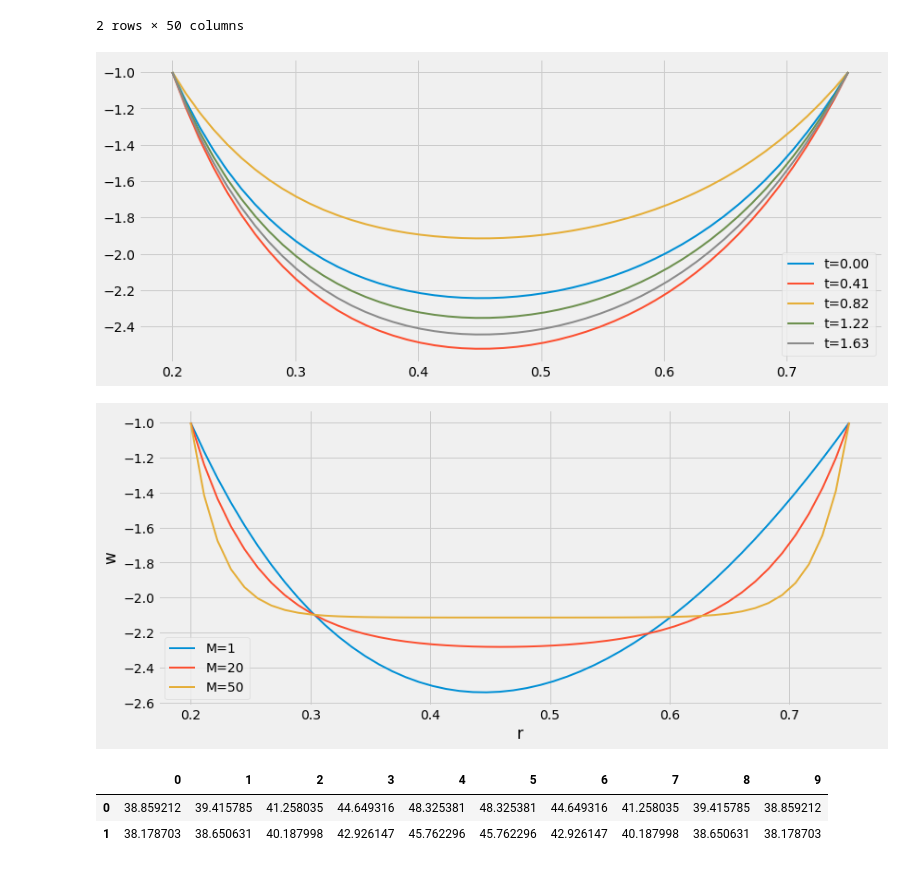
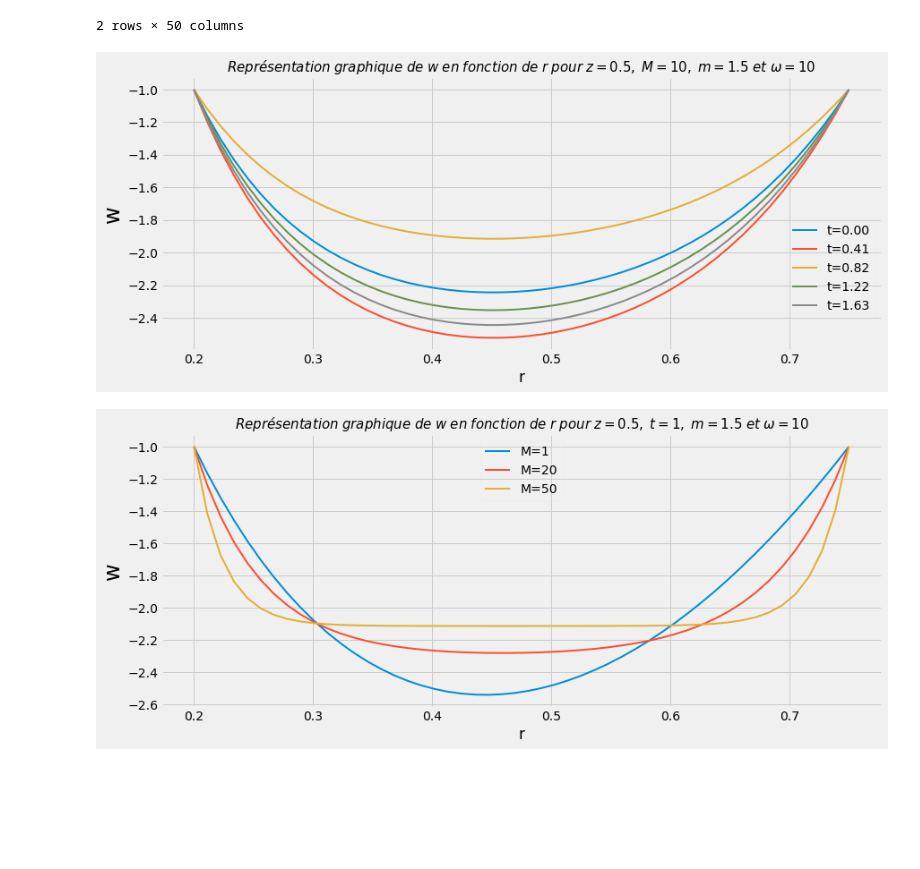
Before and after one commit to ElMehdi19/master-thesis, a Jupyter notebook: notebooks/solutions/NewtonianNoBeta.ipynb, the cells around one changed output. Cells and saved outputs as stored; diff of their text form; code cells hidden in the pictures; blank space fills up the shorter version.

Commit message:
axial velocity profile with different values of Hartmann number

```diff
--- a/notebooks/solutions/NewtonianNoBeta.ipynb
+++ b/notebooks/solutions/NewtonianNoBeta.ipynb
@@ -90,0 +108,16 @@ def dpdz(z=0.5, t=1, phi=phi, M=M, m=m, omega=omega, q_v=None):
+# %%
+with plt.style.context('fivethirtyeight'):
+    for i in np.arange(0, nz, 2):
+        z = zs[i]
+        plt.plot(ts2, dps[i, :], label=f'z={z:.2f}', linewidth=1)
+    plt.legend(framealpha=0.1, bbox_to_anchor=(1, 0.5))
+    fig = plt.gcf()
+    fig.set_size_inches(12.5, 5.5)
+    frac = r'\frac{\partial P}{\partial z}'
+    plt.xlabel('t')
+    plt.ylabel(f'${frac}$', fontsize=24)
+    sp = r'\hspace{0.25}'
+    t = fr'$Représentation{sp}graphique{sp}de{sp}{frac}{sp}en{sp}fonction{sp}de{sp}temps{sp}t{sp}pour{sp}M=10,{sp}m=1.5{sp}et{sp}\omega=10$'
+    plt.title(t, fontsize=15)
+    plt.tight_layout()
+    plt.savefig('figs/pressure-gradient-newtonian-beta-nil.png', transparent=True)
@@ -126,11 +179,18 @@ df_1.head(2)
 # %%
 with plt.style.context('fivethirtyeight'):
     for i in range(5):
         t = ts[i * 2]
         plt.plot(rs, ws[:, i * 2], label=f't={t:.2f}', linewidth=2)
-    plt.legend(loc='lower right')
     fig = plt.gcf()
     fig.set_size_inches(12.5, 5.5)
+    plt.legend(framealpha=0.1, bbox_to_anchor=(1, 0.5))
+    plt.xlabel('r')
+    plt.ylabel('w', fontsize=24)
+    sp = r'\hspace{0.3}'
+    t = fr'$Représentation{sp}graphique{sp}de{sp}w{sp}en{sp}fonction{sp}de{sp}r{sp}pour{sp}z=0.5,{sp}M=10,{sp}m=1.5{sp}et{sp}\omega=10$'
+    plt.title(t, fontsize=15)
+    plt.tight_layout()
+    plt.savefig('figs/axial-velocity-newtonian-beta-nil.png', transparent=True)
 # %% [output]
-[figure, old version]
+[figure, new version]
 # %%
@@ -146,13 +207,24 @@ ws_6 = w(rs, M=50)
 ws_7 = w(rs, M=80)
 # %%
 with plt.style.context('fivethirtyeight'):
+    # plots
     plt.plot(rs, ws_2, linewidth=2, label='M=1')
     plt.plot(rs, ws_5, linewidth=2, label='M=20')
     plt.plot(rs, ws_6, linewidth=2, label='M=50')
-    plt.legend()
 
+    # setting figure size
     plt.gcf().set_size_inches(12.5, 5.5)
+
+    # labels
+    plt.legend(loc='upper center', framealpha=0.1)
     plt.xlabel('r')
-    plt.ylabel('w')
+    plt.ylabel('w', fontsize=24)
+
+    # title
+    sp = r'\hspace{0.3}'
+    t = fr'$Représentation{sp}graphique{sp}de{sp}w{sp}en{sp}fonction{sp}de{sp}r{sp}pour{sp}z=0.5,{sp}t=1,{sp}m=1.5{sp}et{sp}\omega=10$'
+    plt.title(t, fontsize=15)
+    plt.tight_layout()
+    plt.savefig('figs/axial-velocity-newtonian-beta-nil-hartmann.png', transparent=True)
 # %% [output]
-[figure, old version]
+[figure, new version]
@@ -169,7 +230,0 @@ for (i, ti) in enumerate(ts2):
-# %%
-df2 = pd.DataFrame(dps).transpose()
-df2.head(2)
-# %% [output]
-|  | 0 | 1 | 2 | 3 | 4 | 5 | 6 | 7 | 8 | 9 |
-| 0 | 38.859212 | 39.415785 | 41.258035 | 44.649316 | 48.325381 | 48.325381 | 44.649316 | 41.258035 | 39.415785 | 38.859212 |
-| 1 | 38.178703 | 38.650631 | 40.187998 | 42.926147 | 45.762296 | 45.762296 | 42.926147 | 40.187998 | 38.650631 | 38.178703 |
```
Also changed, not shown: parts of 10 cells of this notebook.
